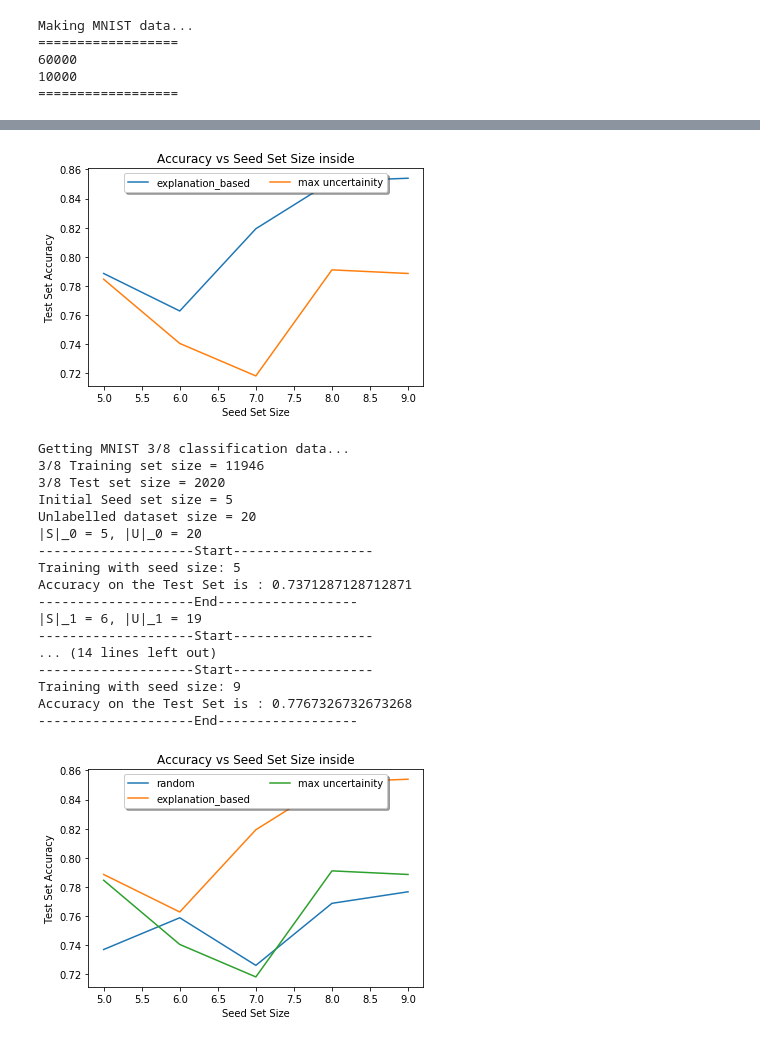
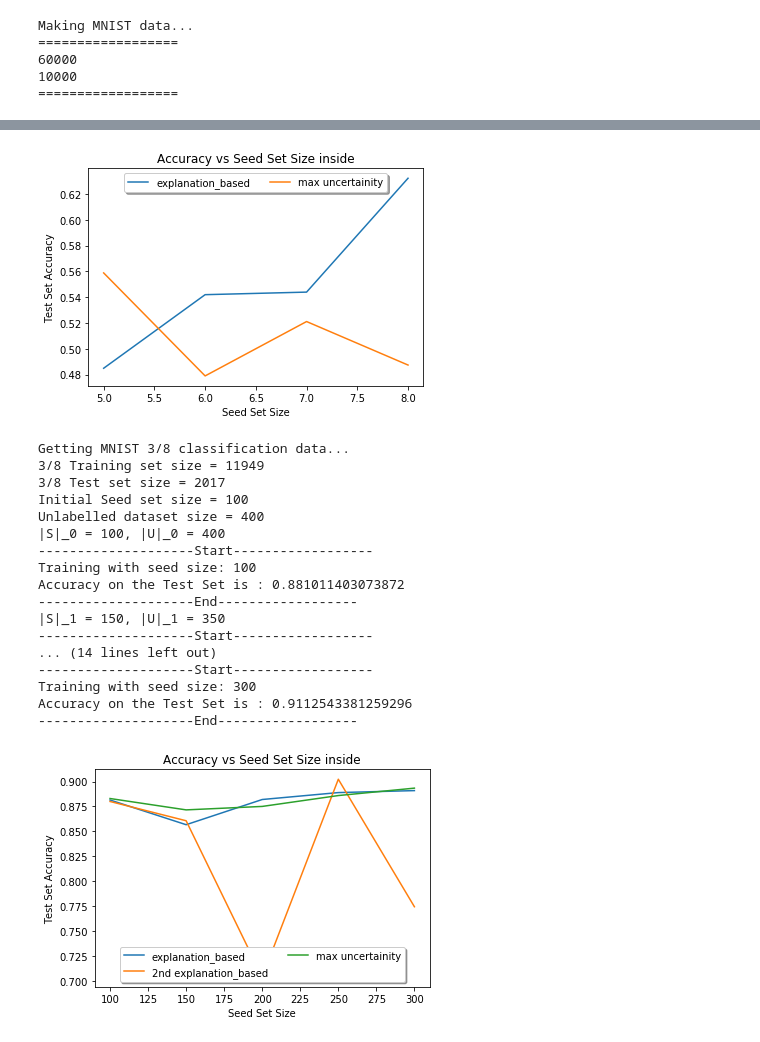
Before and after one commit to Ishani-Mondal/Explainable_Active_Learning, a Jupyter notebook: Algorithms_Comparison.ipynb, the cells around one changed output, grey strips where cells are left out. Cells and saved outputs as stored; diff of their text form; code cells hidden in the pictures.

```diff
--- a/Algorithms_Comparison.ipynb
+++ b/Algorithms_Comparison.ipynb
@@ -274,3 +404,20 @@ Making MNIST data...
 60000
 10000
 ==================
+# %%
+print ("Getting MNIST 3/8 classification data...")
+s, u, X_test, y_test = make_38_Subset(X_train, y_train, X_test, y_test)
+
+batch_size = 50
+niters = 5
+
+explanation_accuracies_2 = []
+seed_set_size = []
+
+for i in range(niters):
+    print("|S|_{} = {}, |U|_{} = {}".format(i, len(s), i, len(u)))
+    clf, accuracy = train_model(s, X_test, y_test)
+    explanation_accuracies_2.append(accuracy)
+    seed_set_size.append(len(s))
+
+    s, u = select_based_on_explanation_from_unlabeled_based_on_seed_set_split(s, u, batch_size, clf)
@@ -278,8 +525,8 @@ Making MNIST data...
 print ("Getting MNIST 3/8 classification data...")
 s, u, X_test, y_test = make_38_Subset(X_train, y_train, X_test, y_test)
 
-batch_size = 1
-niters = 10
+batch_size = 50
+niters = 5
 
 explanation_accuracies = []
 seed_set_size = []
@@ -314,11 +562,11 @@ Accuracy on the Test Set is : 0.851980198019802
 print ("Getting MNIST 3/8 classification data...")
 s, u, X_test, y_test = make_38_Subset(X_train, y_train, X_test, y_test)
 
-batch_size = 1
+batch_size = 50
 #stopping_criteria = int(len(unlabelled_list)/100)
 #print(len(X_test))
 
-niters = 10
+niters = 5
 
 max_uncertainity_accuracies = []
 seed_set_size = []
@@ -368,8 +612,8 @@ max_uncertainity_accuracies, explanation_accuracies[0:5]
 from matplotlib import pyplot as plt
 fig = plt.figure()
 ax = plt.subplot(111)
-ax.plot(seed_set_size, explanation_accuracies[0:5], label='explanation_based')
-ax.plot(seed_set_size, max_uncertainity_accuracies, label='max uncertainity')
+ax.plot(seed_set_size, explanation_accuracies[0:4], label='explanation_based')
+ax.plot(seed_set_size, max_uncertainity_accuracies[0:4], label='max uncertainity')
 plt.title('Legend inside')
 ax.legend(loc='upper center', shadow=True, ncol=2)
 plt.xlabel('Seed Set Size')
@@ -378,7 +622,7 @@ plt.title('Accuracy vs Seed Set Size inside')
 plt.show()
 plt.show()
 # %% [output]
-[figure, old version]
+[figure, new version]
 # %%
 import numpy as np
 import numpy.random as npr
@@ -402,7 +646,7 @@ def select_random_from_unlabeled(u, batch_size):
 print ("Getting MNIST 3/8 classification data...")
 s, u, X_test, y_test = make_38_Subset(X_train, y_train, X_test, y_test)
 
-batch_size = 1
+batch_size = 50
 #stopping_criteria = int(len(unlabelled_list)/100)
 #print(len(X_test))
 
@@ -422,35 +666,36 @@ for i in range(niters):
     s = s + del_s
 # %% [output]
 Getting MNIST 3/8 classification data...
-3/8 Training set size = 11946
-3/8 Test set size = 2020
-Initial Seed set size = 5
-Unlabelled dataset size = 20
-|S|_0 = 5, |U|_0 = 20
+3/8 Training set size = 11949
+3/8 Test set size = 2017
+Initial Seed set size = 100
+Unlabelled dataset size = 400
+|S|_0 = 100, |U|_0 = 400
 --------------------Start------------------
-Training with seed size: 5
-Accuracy on the Test Set is : 0.7371287128712871
+Training with seed size: 100
+Accuracy on the Test Set is : 0.881011403073872
 --------------------End------------------
-|S|_1 = 6, |U|_1 = 19
+|S|_1 = 150, |U|_1 = 350
 --------------------Start------------------
 ... (14 lines left out)
 --------------------Start------------------
-Training with seed size: 9
-Accuracy on the Test Set is : 0.7767326732673268
+Training with seed size: 300
+Accuracy on the Test Set is : 0.9112543381259296
 --------------------End------------------
 # %%
 from matplotlib import pyplot as plt
 fig = plt.figure()
 ax = plt.subplot(111)
-ax.plot(seed_set_size, random_accuracies, label='random')
-ax.plot(seed_set_size, explanation_accuracies[0:5], label='explanation_based')
+#ax.plot(seed_set_size, random_accuracies, label='random')
+ax.plot(seed_set_size, explanation_accuracies, label='explanation_based')
+ax.plot(seed_set_size, explanation_accuracies_2, label='2nd explanation_based')
 ax.plot(seed_set_size, max_uncertainity_accuracies, label='max uncertainity')
 plt.title('Legend inside')
-ax.legend(loc='upper center', shadow=True, ncol=2)
+ax.legend(loc='lower center', shadow=True, ncol=2)
 plt.xlabel('Seed Set Size')
 plt.ylabel('Test Set Accuracy')
 plt.title('Accuracy vs Seed Set Size inside')
 plt.show()
 plt.show()
 # %% [output]
-[figure, old version]
+[figure, new version]
```
Also changed, not shown: parts of 9 cells of this notebook, 2 other files.
